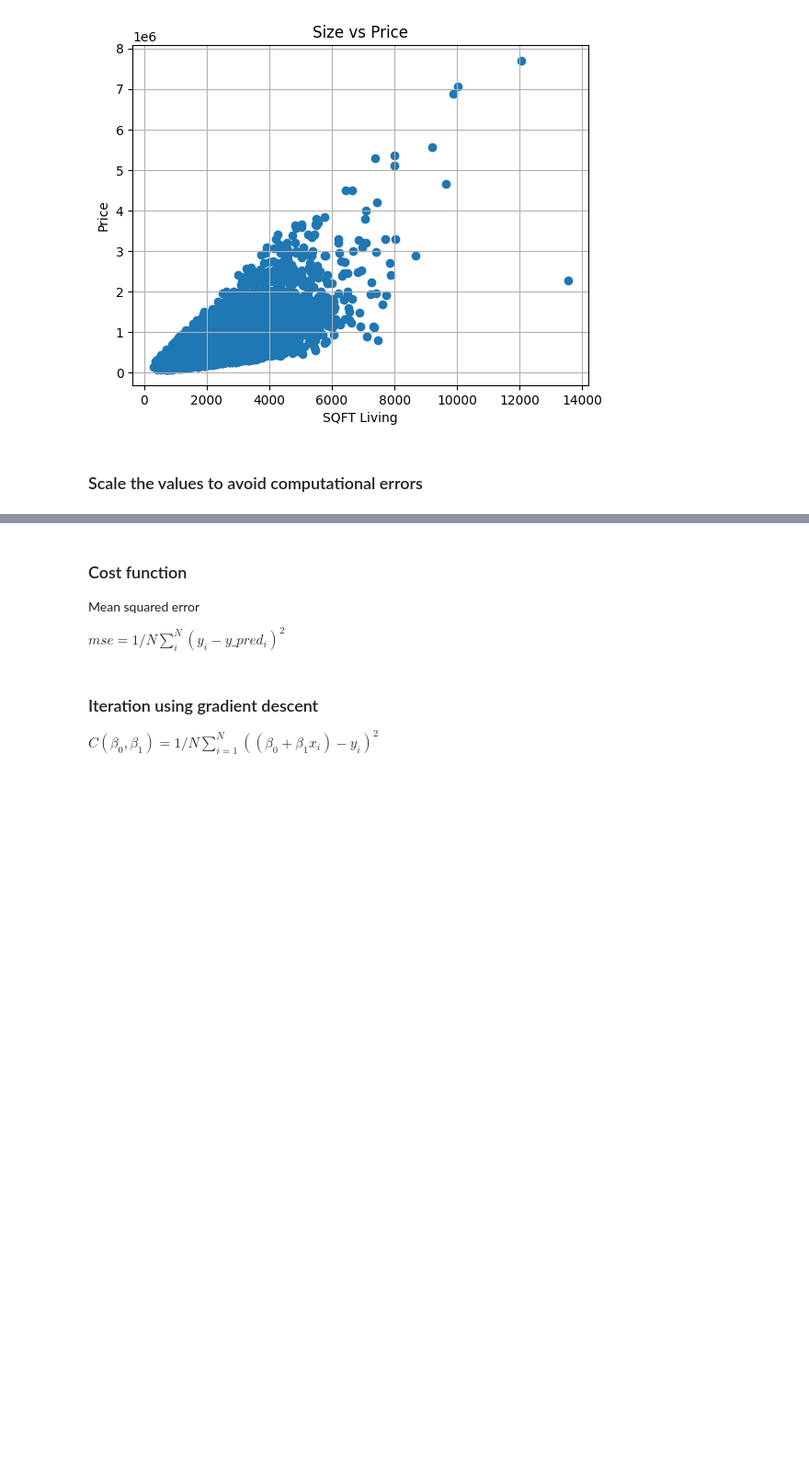
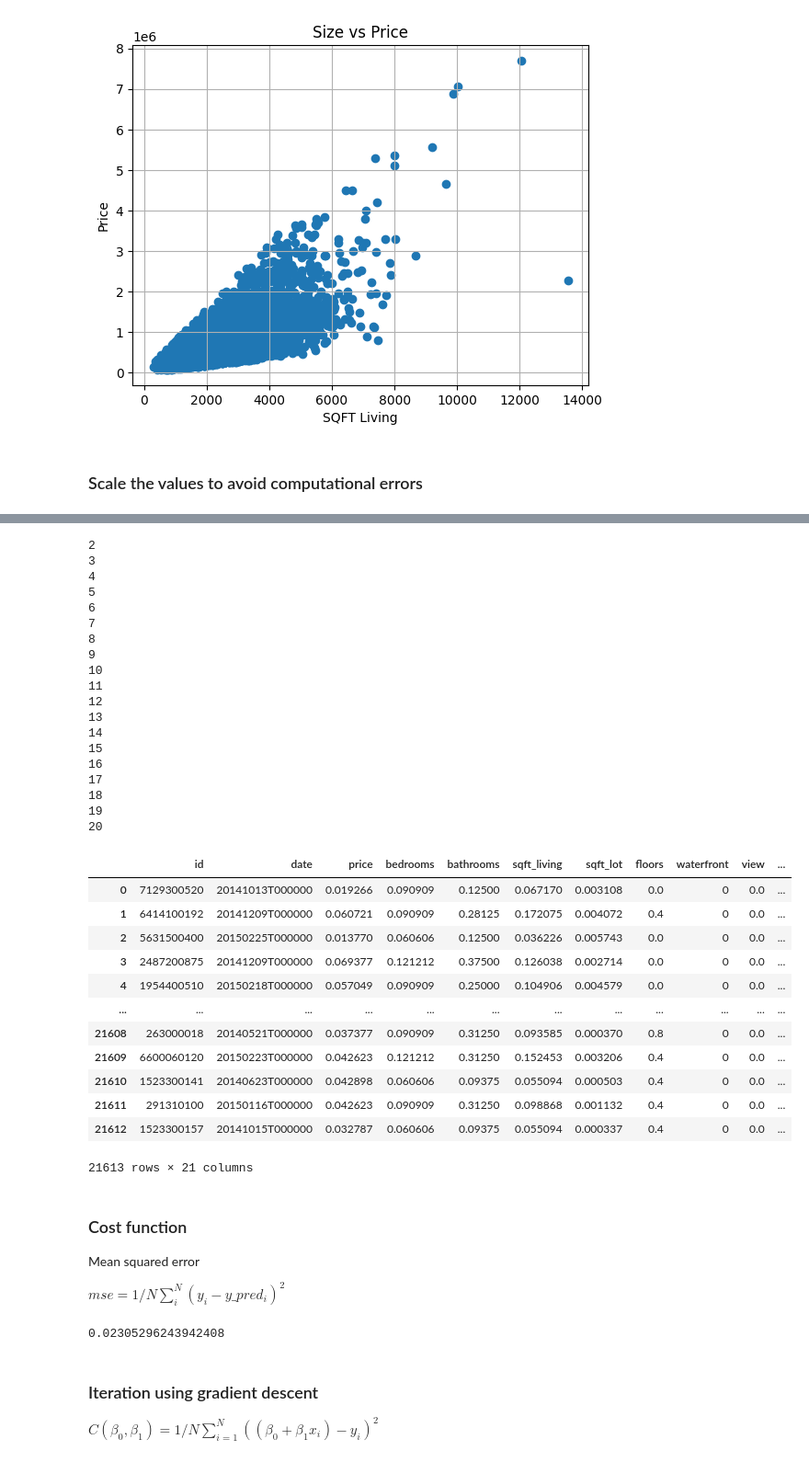
Before and after one commit to DarianFlorianVoda/StatisticsAppDS, a Jupyter notebook: house_price_lin_regression_template.ipynb, the cells around one changed output, grey strips where cells are left out. Shown at 92% size. Cells and saved outputs as stored; diff of their text form; code cells hidden in the pictures; blank space fills up the shorter version.

```diff
--- a/house_price_lin_regression_template.ipynb
+++ b/house_price_lin_regression_template.ipynb
@@ -190,3 +227,52 @@ plt.show()
+# %%
+"""do the scale on your own also"""
+from sklearn.preprocessing import MinMaxScaler
+
+def min_max_scale(df):
+    for i in range(2, len(df.columns)):
+        maximum = max(df.iloc[:,i])
+        minimum = min(df.iloc[:,i])
+        for j in range(len(df.iloc[:,i])):
+            df.iloc[j,i] = (df.iloc[j,i]-minimum)/(maximum-minimum)
+    return df
+# %%
+# price scale
+df_2 = df.copy()
+df_2 = min_max_scale(df_2)
+df_2
+# %% [output]
+2
+3
+4
+5
+6
+7
+8
+9
+10
+11
+12
+13
+14
+15
+16
+17
+18
+19
+20
+|  | id | date | price | bedrooms | bathrooms | sqft_living | sqft_lot | floors | waterfront | view | ... |
+| 0 | 7129300520 | 20141013T000000 | 0.019266 | 0.090909 | 0.12500 | 0.067170 | 0.003108 | 0.0 | 0 | 0.0 | ... |
+| 1 | 6414100192 | 20141209T000000 | 0.060721 | 0.090909 | 0.28125 | 0.172075 | 0.004072 | 0.4 | 0 | 0.0 | ... |
+| 2 | 5631500400 | 20150225T000000 | 0.013770 | 0.060606 | 0.12500 | 0.036226 | 0.005743 | 0.0 | 0 | 0.0 | ... |
+| 3 | 2487200875 | 20141209T000000 | 0.069377 | 0.121212 | 0.37500 | 0.126038 | 0.002714 | 0.0 | 0 | 0.0 | ... |
+| 4 | 1954400510 | 20150218T000000 | 0.057049 | 0.090909 | 0.25000 | 0.104906 | 0.004579 | 0.0 | 0 | 0.0 | ... |
+| ... | ... | ... | ... | ... | ... | ... | ... | ... | ... | ... | ... |
+| 21608 | 263000018 | 20140521T000000 | 0.037377 | 0.090909 | 0.31250 | 0.093585 | 0.000370 | 0.8 | 0 | 0.0 | ... |
+| 21609 | 6600060120 | 20150223T000000 | 0.042623 | 0.121212 | 0.31250 | 0.152453 | 0.003206 | 0.4 | 0 | 0.0 | ... |
+| 21610 | 1523300141 | 20140623T000000 | 0.042898 | 0.060606 | 0.09375 | 0.055094 | 0.000503 | 0.4 | 0 | 0.0 | ... |
+| 21611 | 291310100 | 20150116T000000 | 0.042623 | 0.090909 | 0.31250 | 0.098868 | 0.001132 | 0.4 | 0 | 0.0 | ... |
+| 21612 | 1523300157 | 20141015T000000 | 0.032787 | 0.060606 | 0.09375 | 0.055094 | 0.000337 | 0.4 | 0 | 0.0 | ... |
+21613 rows × 21 columns
 # %% [markdown]
 ### Cost function
 Mean squared error
@@ -197,3 +293,7 @@ print(f'TODO ...')
+# %%
+mean_squared_error(df_2, beta_0=0, beta_1=0)
+# %% [output]
+0.02305296243942408
 # %% [markdown]
 ### Iteration using gradient descent
 
```
Also changed, not shown: parts of 19 cells of this notebook.
